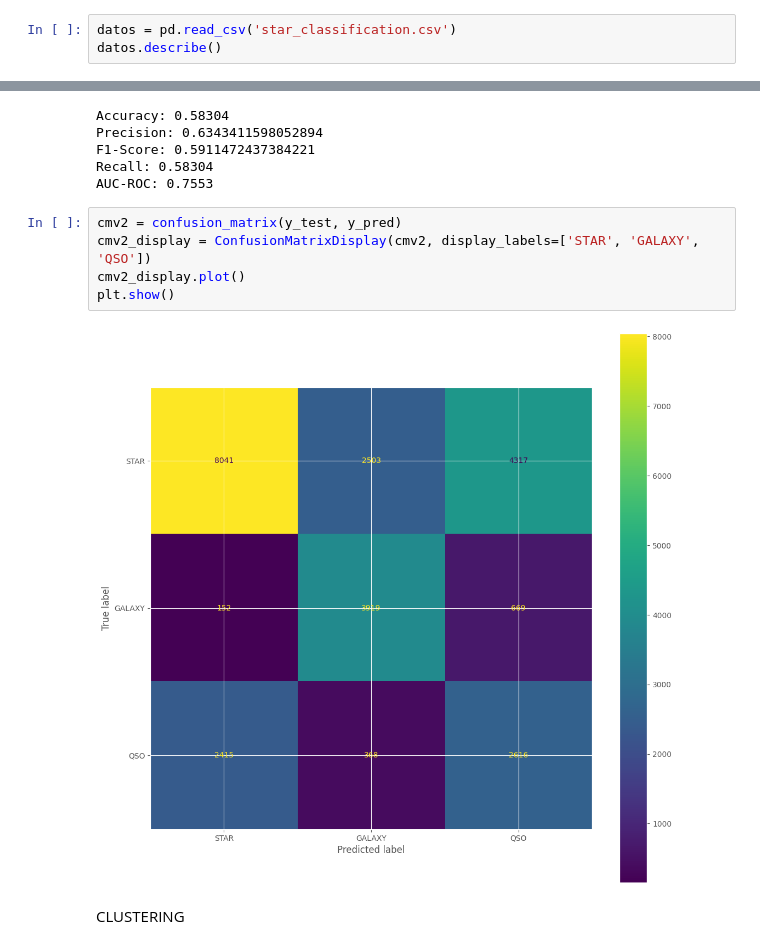
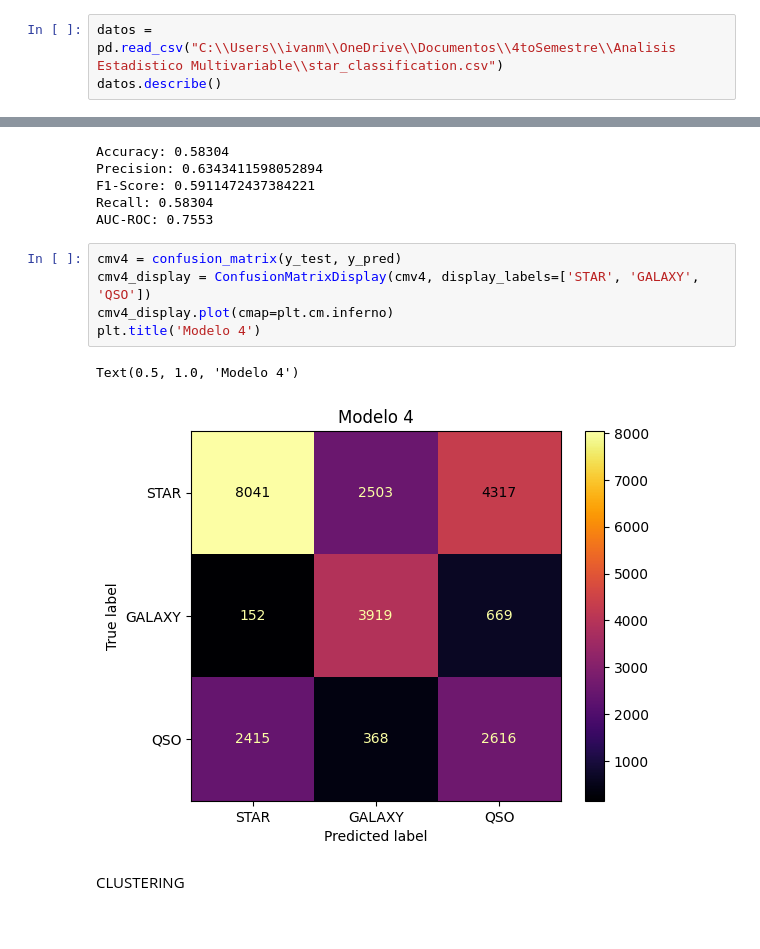
Before and after one commit to ivanmorales22/proyecto_final_aem, a Jupyter notebook: proyecto_final_aem.ipynb, the cells around one changed output, grey strips where cells are left out. Drawn from its saved outputs; the diff is of its cells as text.

```diff
--- a/proyecto_final_aem.ipynb
+++ b/proyecto_final_aem.ipynb
@@ -42,7 +41,7 @@ Nuestros datos consisten en 100,000 observaciones con 17 features y una columna
 - MJD = Modified Julian Date, used to indicate when a given piece of SDSS data was taken
 - fiber_ID = fiber ID that identifies the fiber that pointed the light at the focal plane in each observation
 # %%
-datos = pd.read_csv('star_classification.csv')
+datos = pd.read_csv("C:\\Users\\ivanm\\OneDrive\\Documentos\\4toSemestre\\Analisis Estadistico Multivariable\\star_classification.csv")
 datos.describe()
 # %% [output]
 |  | obj_ID | alpha | delta | u | g | r | i | z | run_ID | rerun_ID | cam_col | ... |
@@ -392,12 +403,13 @@ F1-Score: 0.5911472437384221
 Recall: 0.58304
 AUC-ROC: 0.7553
 # %%
-cmv2 = confusion_matrix(y_test, y_pred)
-cmv2_display = ConfusionMatrixDisplay(cmv2, display_labels=['STAR', 'GALAXY', 'QSO'])
-cmv2_display.plot()
-plt.show()
+cmv4 = confusion_matrix(y_test, y_pred)
+cmv4_display = ConfusionMatrixDisplay(cmv4, display_labels=['STAR', 'GALAXY', 'QSO'])
+cmv4_display.plot(cmap=plt.cm.inferno)
+plt.title('Modelo 4')
 # %% [output]
+Text(0.5, 1.0, 'Modelo 4')
-[figure, old version]
+[figure, new version]
 # %% [markdown]
 CLUSTERING
 # %%
```
Also changed, not shown: parts of 26 cells of this notebook.
